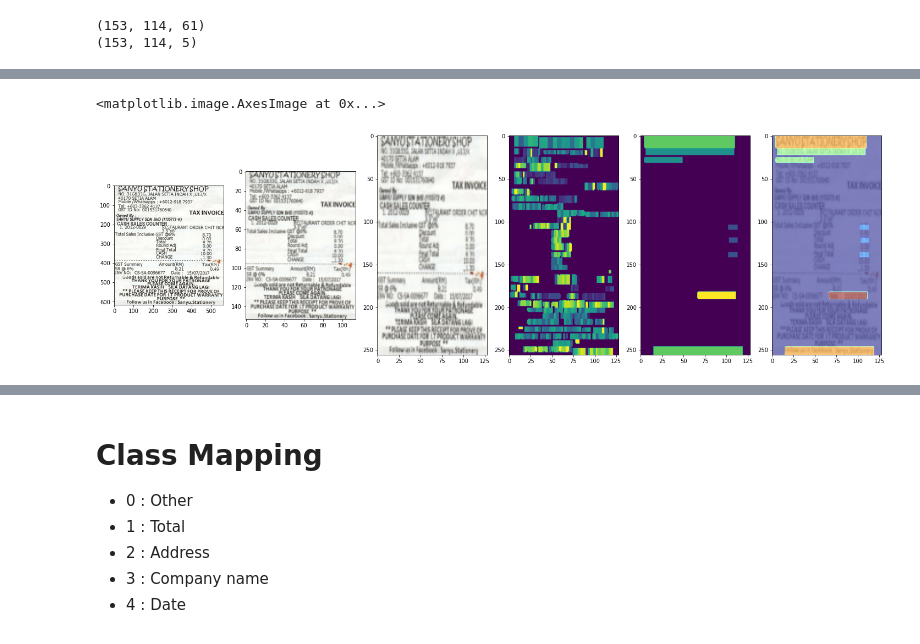
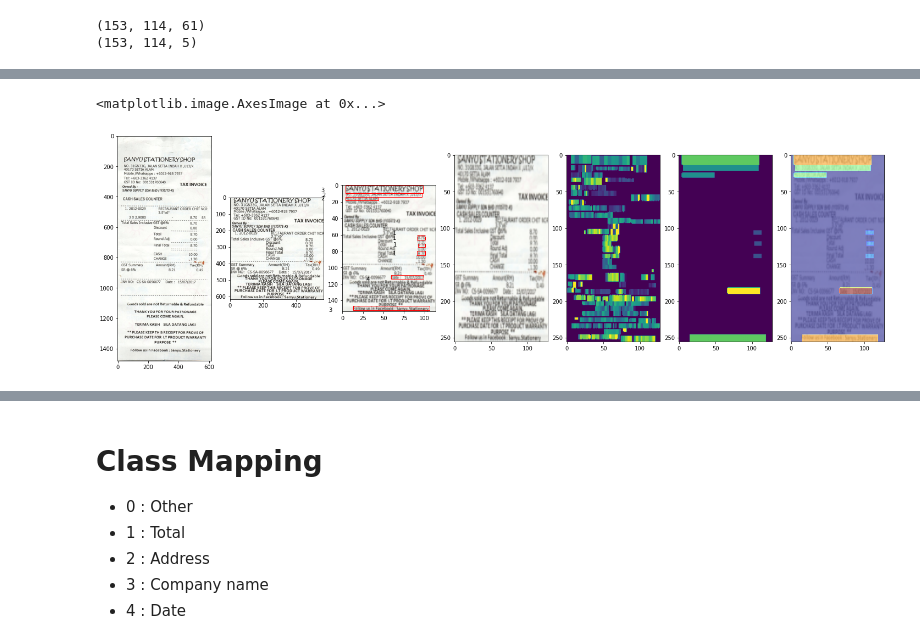
Before and after one commit to Hrishkesh/Invoice-, a Jupyter notebook: Data_visualization.ipynb, the cells around one changed output, grey strips where cells are left out. Drawn from its saved outputs; the diff is of its cells as text; code cells hidden in the pictures.

```diff
--- a/Data_visualization.ipynb
+++ b/Data_visualization.ipynb
@@ -750,3 +750,5 @@ def resize_to_target(img_1h, gt_1h): #(256,128,61) (256,128,5)
 img_1h, gt_1h = resize_to_target(img_1h, gt_1h)
 # %%
 input_image_final = resize(img_cropped_resized, (target_height, target_width, img_cropped_resized.shape[2]))
+# %%
+pd_bbox = pd.read_pickle(os.path.join(dir_pd_bbox_reduced, list_filenames[i]).replace("npy", "pkl"))
@@ -753,13 +766,20 @@ input_image_final = resize(img_cropped_resized, (target_height, target_width, im
 # %%
-
-fig, ax = plt.subplots(1, 6, figsize=(25, 25))
-ax[0].imshow(img_cropped)
-ax[1].imshow(img_cropped_resized)
-ax[2].imshow(input_image_final)
-ax[3].imshow(np.apply_along_axis(np.argmax, axis=2, arr=img_1h))
-ax[4].imshow(np.apply_along_axis(np.argmax, axis=2, arr=gt_1h))
-ax[5].imshow(input_image_final, cmap='gray', alpha=0.5)
-ax[5].imshow(np.apply_along_axis(np.argmax, axis=2, arr=gt_1h), cmap='jet', alpha=0.5)
+fig, ax = plt.subplots(1, 7, figsize=(25, 25))
+ax[0].imshow(img)
+ax[1].imshow(img_cropped)
+ax[2].imshow(img_cropped_resized)
+for i in range(len(pd_bbox)):
+  rect1 = patches.Rectangle((pd_bbox['left'][i],pd_bbox['top'][i]),
+                      (pd_bbox['right'][i]-pd_bbox['left'][i]),
+                      (pd_bbox['bot'][i]-pd_bbox['top'][i]),
+                      linewidth=1,edgecolor='r',facecolor='none')
+  ax[2].add_patch(rect1)
+  ax[2].text(gt_pd['left'][i]-30,gt_pd['bot'][i],gt_pd['class'][i])
+ax[3].imshow(input_image_final)
+ax[4].imshow(np.apply_along_axis(np.argmax, axis=2, arr=img_1h))
+ax[5].imshow(np.apply_along_axis(np.argmax, axis=2, arr=gt_1h))
+ax[6].imshow(input_image_final, cmap='gray', alpha=0.5)
+ax[6].imshow(np.apply_along_axis(np.argmax, axis=2, arr=gt_1h), cmap='jet', alpha=0.5)
 # %% [output]
 <matplotlib.image.AxesImage at 0x...>
-[figure, old version]
+[figure, new version]
```
Also changed, not shown: parts of 5 cells of this notebook.
